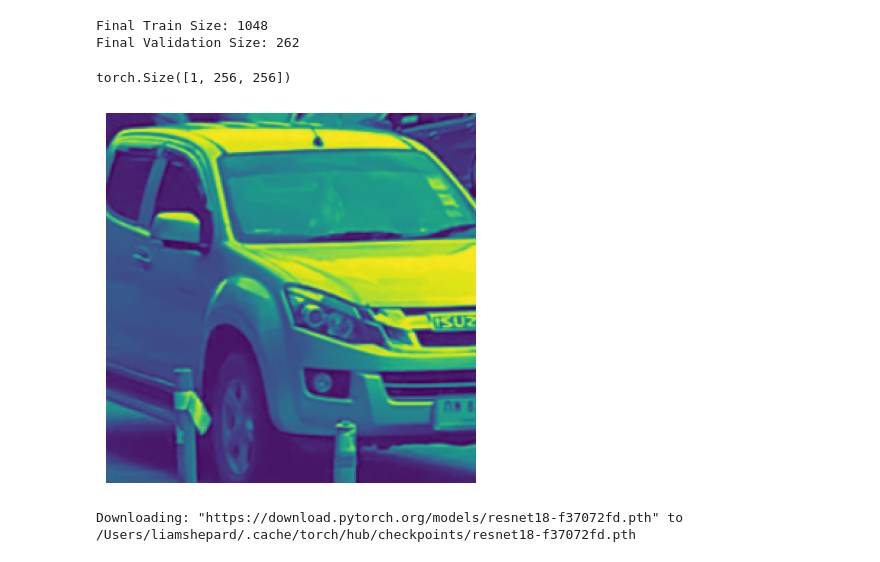
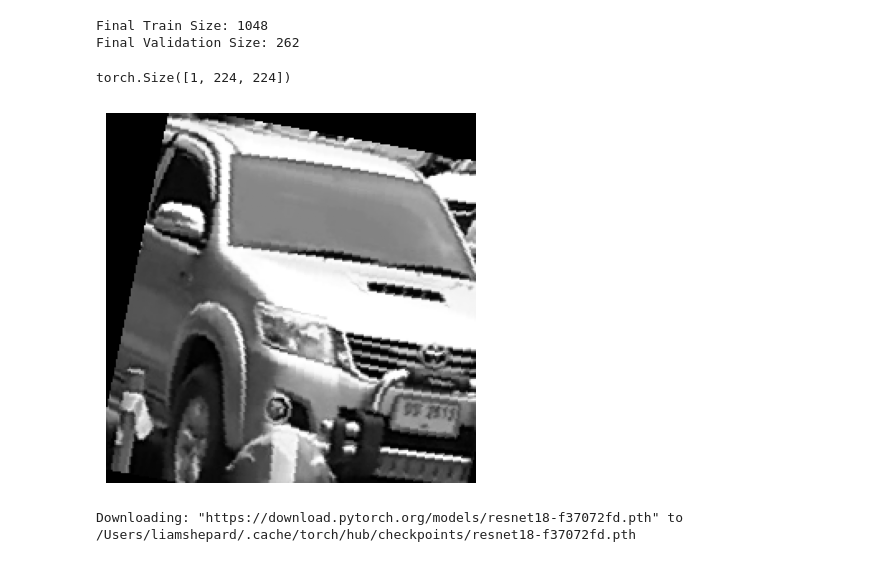
Before and after one commit to lsshepard/IT3212-Computer-Vision, a Jupyter notebook: liam.ipynb, the cells around one changed output. Cells and saved outputs as stored; diff of their text form; code cells hidden in the pictures.

```diff
--- a/liam.ipynb
+++ b/liam.ipynb
@@ -55,8 +55,10 @@ MEAN, STD = calculate_mean_and_std(temp_train_loader)
 
 # 4. Define Preprocessing Pipeline
 transform = transforms.Compose([
-    transforms.Resize(256),         # Resize all images to 256x256
-    transforms.CenterCrop(256),     # Crop to 224x224 (standard input size for many CNNs)
+    transforms.RandomResizedCrop(224, scale=(0.6, 1.0)),     # Crop to 224x224 (standard input size for many CNNs)
+    transforms.RandomHorizontalFlip(p=0.5),
+    transforms.RandomAffine(degrees=15, translate=(0.1, 0.1), shear=10),
+    transforms.ColorJitter(brightness=0.2, contrast=0.2, saturation=0.2),
     transforms.Grayscale(num_output_channels=1),
     transforms.ToTensor(),          # Converts image to a PyTorch Tensor and scales to [0, 1]
     transforms.Normalize(mean=MEAN, std=STD) # Apply normalization
@@ -89,15 +91,15 @@ Final Validation Size: 262
 # %%
 train_dataset[722][0].shape
 # %% [output]
-torch.Size([1, 256, 256])
+torch.Size([1, 224, 224])
 # %%
 # The arbitrary offset/scale is necessary to push the data into a visible range for Matplotlib.
 # This makes the displayed image incorrect, but fulfills the request for a single-line display
-plt.imshow(np.transpose(train_dataset[722][0].numpy(), (1, 2, 0)))
+plt.imshow(np.transpose(train_dataset[1022][0].numpy(), (1, 2, 0)), cmap='gray')
 plt.axis('off')
 plt.show()
 # %% [output]
-[figure, old version]
+[figure, new version]
 # %%
 import numpy as np
 import torch.nn as nn
```
